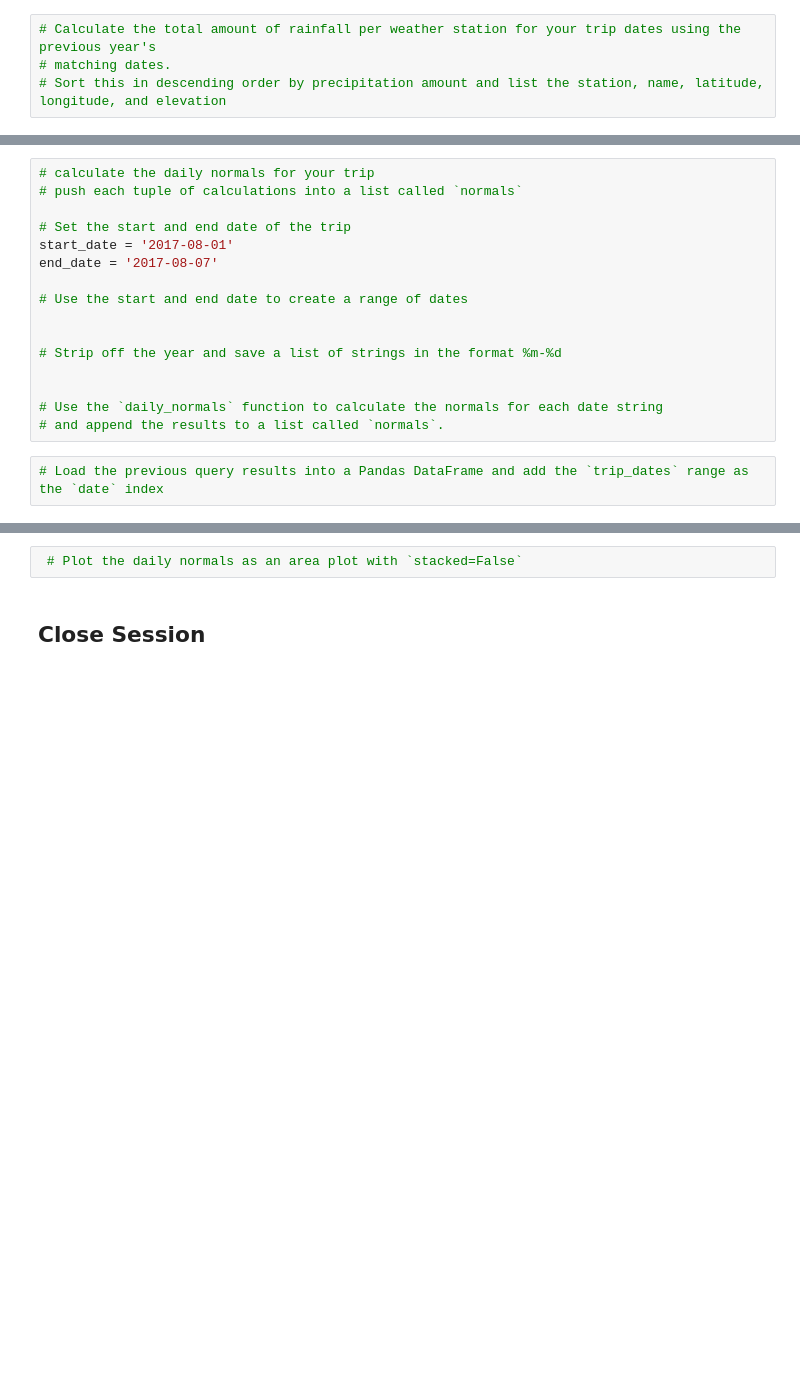
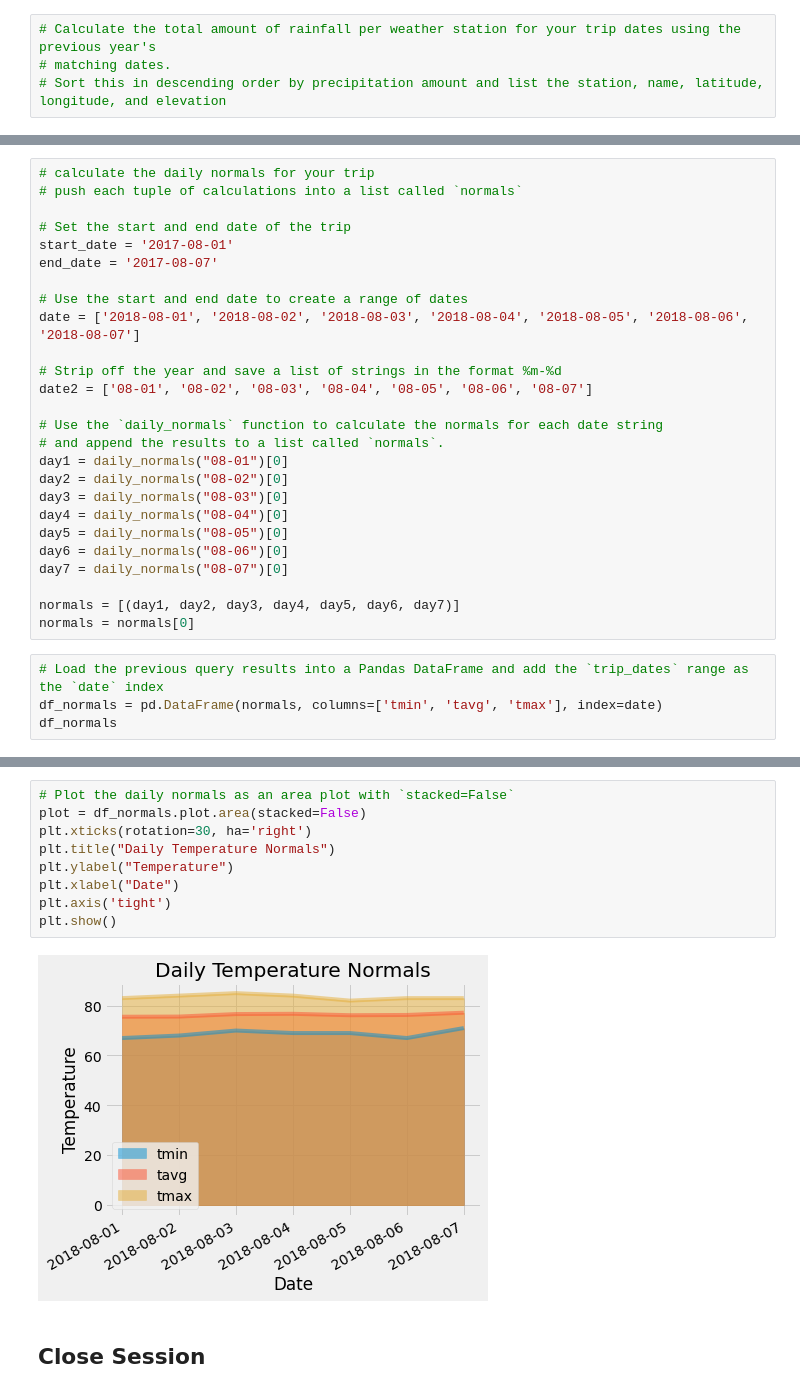
Before and after one commit to JonWeber0328/sqlalchemy-challenge, a Jupyter notebook: temp_analysis_bonus_2.ipynb, the cells around one changed output, grey strips where cells are left out. Saved outputs shown, nothing was run; the diff lists cells and outputs as text; blank space fills up the shorter version.

```diff
--- a/temp_analysis_bonus_2.ipynb
+++ b/temp_analysis_bonus_2.ipynb
@@ -100,12 +118,24 @@ start_date = '2017-08-01'
 end_date = '2017-08-07'
 
 # Use the start and end date to create a range of dates
-
+date = ['2018-08-01', '2018-08-02', '2018-08-03', '2018-08-04', '2018-08-05', '2018-08-06', '2018-08-07']
 
 # Strip off the year and save a list of strings in the format %m-%d
-
+date2 = ['08-01', '08-02', '08-03', '08-04', '08-05', '08-06', '08-07']
 
 # Use the `daily_normals` function to calculate the normals for each date string
 # and append the results to a list called `normals`.
+day1 = daily_normals("08-01")[0]
+day2 = daily_normals("08-02")[0]
+day3 = daily_normals("08-03")[0]
+day4 = daily_normals("08-04")[0]
+day5 = daily_normals("08-05")[0]
+day6 = daily_normals("08-06")[0]
+day7 = daily_normals("08-07")[0]
+
+normals = [(day1, day2, day3, day4, day5, day6, day7)]
+normals = normals[0]
 # %%
 # Load the previous query results into a Pandas DataFrame and add the `trip_dates` range as the `date` index
+df_normals = pd.DataFrame(normals, columns=['tmin', 'tavg', 'tmax'], index=date)
+df_normals
@@ -112,5 +151,14 @@ end_date = '2017-08-07'
 # %%
- # Plot the daily normals as an area plot with `stacked=False`
+# Plot the daily normals as an area plot with `stacked=False`
+plot = df_normals.plot.area(stacked=False)
+plt.xticks(rotation=30, ha='right')
+plt.title("Daily Temperature Normals")
+plt.ylabel("Temperature")
+plt.xlabel("Date")
+plt.axis('tight')
+plt.show()
+# %% [output]
+[figure, added]
 # %% [markdown]
 ## Close Session
 # %%
```
Also changed, not shown: parts of 5 cells of this notebook.
